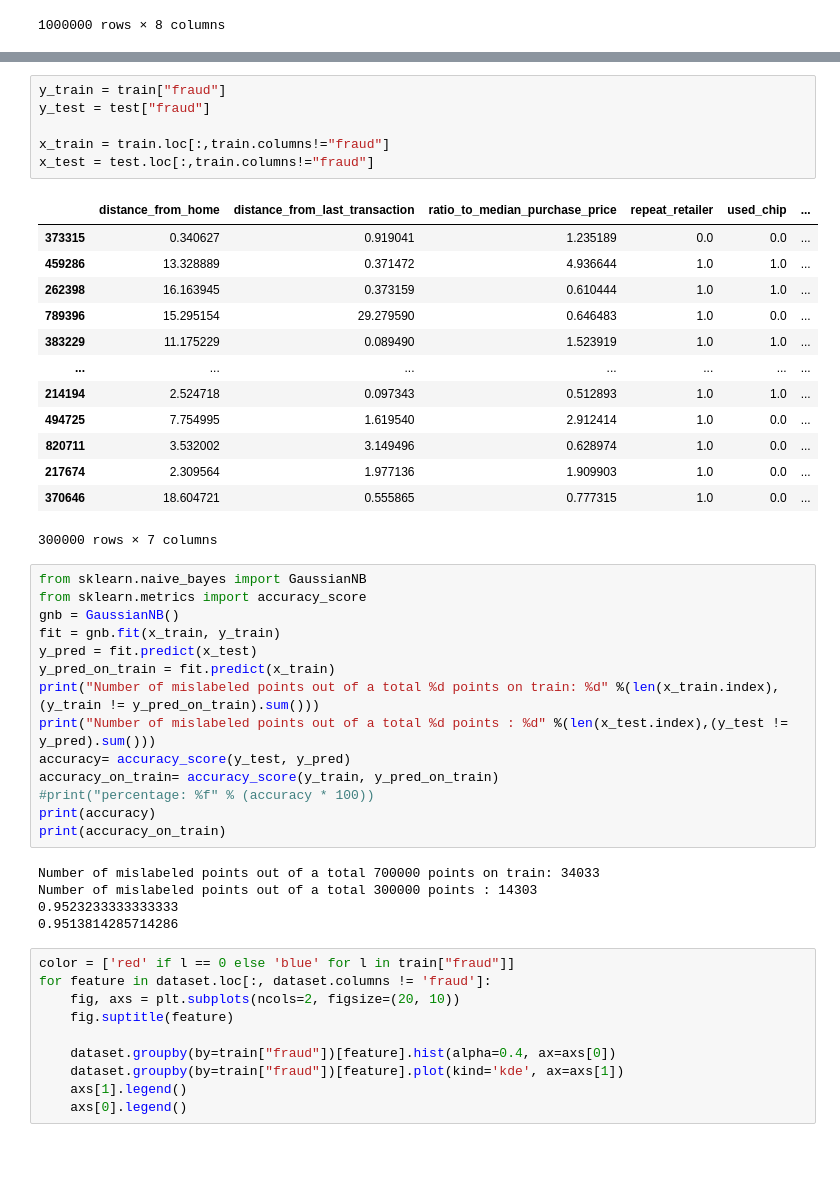
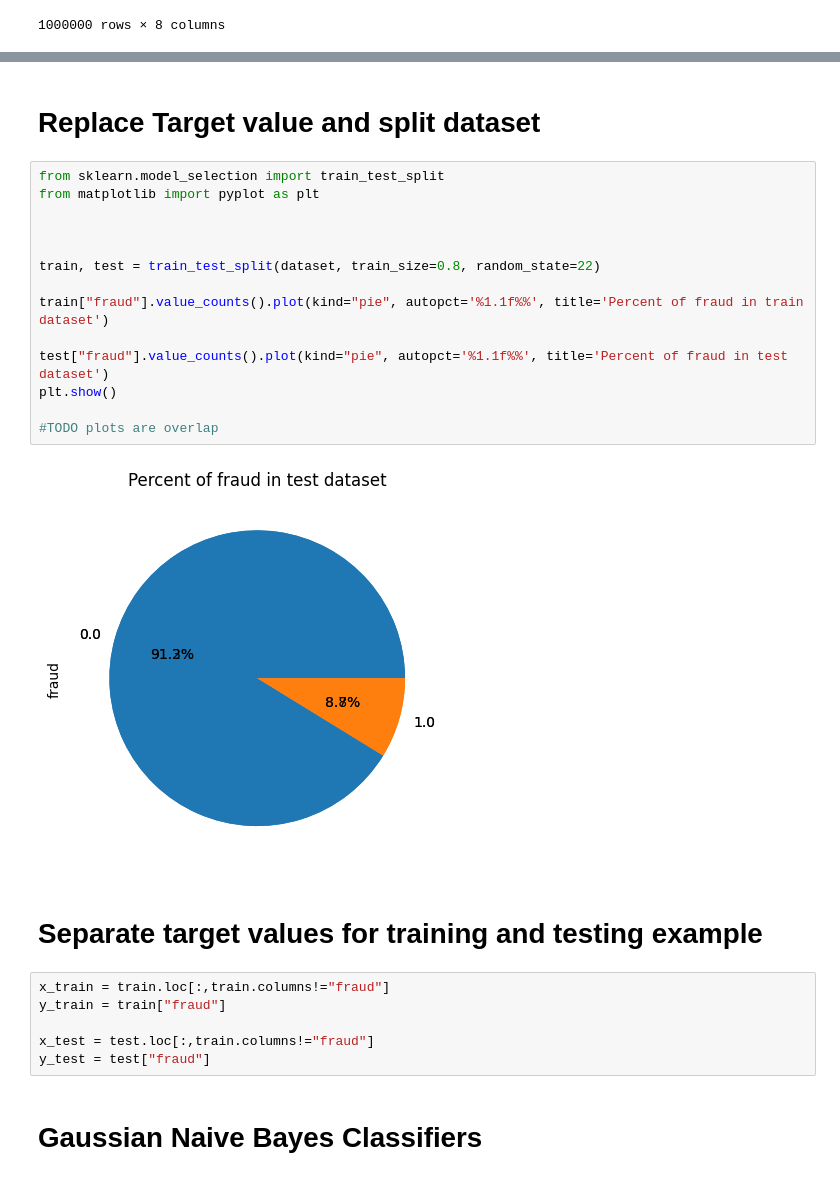
Before and after one commit to lamoincl/ml-credit-card-fraud, a Jupyter notebook: Project.ipynb, the cells around one changed output, grey strips where cells are left out. Cells and saved outputs as stored; diff of their text form; blank space fills up the shorter version.

```diff
--- a/Project.ipynb
+++ b/Project.ipynb
@@ -49,49 +34,28 @@ train
+# %% [markdown]
+# Replace Target value and split dataset
+# %%
+from sklearn.model_selection import train_test_split
+from matplotlib import pyplot as plt
+
+
+
+train, test = train_test_split(dataset, train_size=0.8, random_state=22)
+
+train["fraud"].value_counts().plot(kind="pie", autopct='%1.1f%%', title='Percent of fraud in train dataset')
+
+test["fraud"].value_counts().plot(kind="pie", autopct='%1.1f%%', title='Percent of fraud in test dataset')
+plt.show()
+
+#TODO plots are overlap
+# %% [output]
+[figure, added]
+# %% [markdown]
+# Separate target values for training and testing example
 # %%
+x_train = train.loc[:,train.columns!="fraud"]
 y_train = train["fraud"]
+
+x_test = test.loc[:,train.columns!="fraud"]
 y_test = test["fraud"]
-
-x_train = train.loc[:,train.columns!="fraud"]
-x_test = test.loc[:,train.columns!="fraud"]
-# %% [output]
-|  | distance_from_home | distance_from_last_transaction | ratio_to_median_purchase_price | repeat_retailer | used_chip | ... |
-| 373315 | 0.340627 | 0.919041 | 1.235189 | 0.0 | 0.0 | ... |
-| 459286 | 13.328889 | 0.371472 | 4.936644 | 1.0 | 1.0 | ... |
-| 262398 | 16.163945 | 0.373159 | 0.610444 | 1.0 | 1.0 | ... |
-| 789396 | 15.295154 | 29.279590 | 0.646483 | 1.0 | 0.0 | ... |
-| 383229 | 11.175229 | 0.089490 | 1.523919 | 1.0 | 1.0 | ... |
-| ... | ... | ... | ... | ... | ... | ... |
-| 214194 | 2.524718 | 0.097343 | 0.512893 | 1.0 | 1.0 | ... |
-| 494725 | 7.754995 | 1.619540 | 2.912414 | 1.0 | 0.0 | ... |
-| 820711 | 3.532002 | 3.149496 | 0.628974 | 1.0 | 0.0 | ... |
-| 217674 | 2.309564 | 1.977136 | 1.909903 | 1.0 | 0.0 | ... |
-| 370646 | 18.604721 | 0.555865 | 0.777315 | 1.0 | 0.0 | ... |
-300000 rows × 7 columns
-# %%
-from sklearn.naive_bayes import GaussianNB
-from sklearn.metrics import accuracy_score
-gnb = GaussianNB()
-fit = gnb.fit(x_train, y_train)
-y_pred = fit.predict(x_test)
-y_pred_on_train = fit.predict(x_train)
-print("Number of mislabeled points out of a total %d points on train: %d" %(len(x_train.index),(y_train != y_pred_on_train).sum()))
-print("Number of mislabeled points out of a total %d points : %d" %(len(x_test.index),(y_test != y_pred).sum()))
-accuracy= accuracy_score(y_test, y_pred)
-accuracy_on_train= accuracy_score(y_train, y_pred_on_train)
-#print("percentage: %f" % (accuracy * 100))
-print(accuracy)
-print(accuracy_on_train)
-# %% [output]
-Number of mislabeled points out of a total 700000 points on train: 34033
-Number of mislabeled points out of a total 300000 points : 14303
-0.9523233333333333
-0.9513814285714286
-# %%
-color = ['red' if l == 0 else 'blue' for l in train["fraud"]]
-for feature in dataset.loc[:, dataset.columns != 'fraud']:
-    fig, axs = plt.subplots(ncols=2, figsize=(20, 10))
-    fig.suptitle(feature)
-
-    dataset.groupby(by=train["fraud"])[feature].hist(alpha=0.4, ax=axs[0])
-    dataset.groupby(by=train["fraud"])[feature].plot(kind='kde', ax=axs[1])
-    axs[1].legend()
-    axs[0].legend()
+# %% [markdown]
+# Gaussian Naive Bayes Classifiers
```
Also changed, not shown: parts of 17 cells of this notebook.
